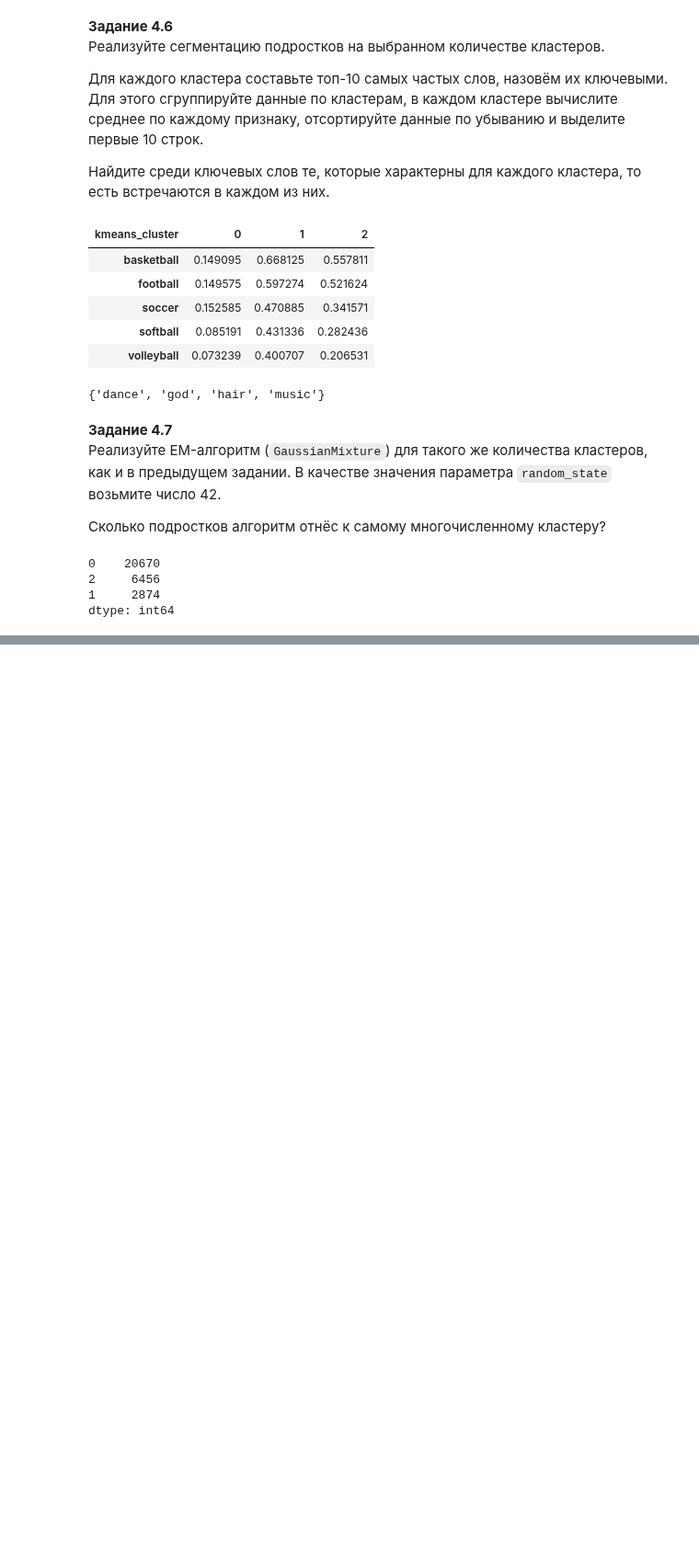
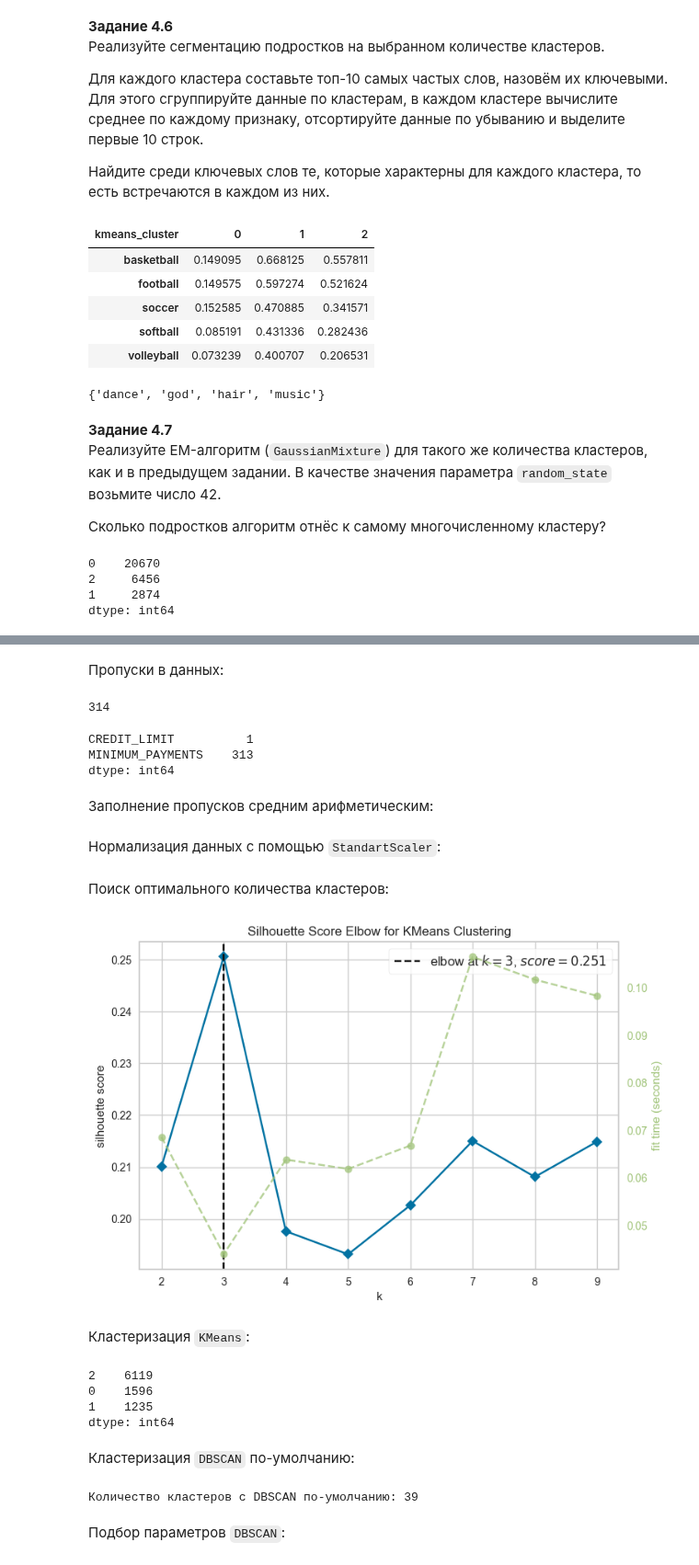
Before and after one commit to ScReameer/DS-learning, a Jupyter notebook: Math/Block-6/Module-10. Clustering and dimension reduction/Practice.ipynb, the cells around one changed output, grey strips where cells are left out. Shown at 92% size. Cells and saved outputs as stored; diff of their text form; code cells hidden in the pictures; blank space fills up the shorter version.

Commit message:
clustering practice

```diff
--- a/Math/Block-6/Module-10. Clustering and dimension reduction/Practice.ipynb
+++ b/Math/Block-6/Module-10. Clustering and dimension reduction/Practice.ipynb
@@ -162,0 +211,3 @@ dtype: int64
+# %%
+data = pd.read_csv('data/CC_GENERAL.zip')
+data.head()
@@ -162,0 +221,55 @@ dtype: int64
+# %% [markdown]
+Пропуски в данных:
+# %%
+data.drop(columns='CUST_ID', inplace=True)
+data.isna().sum().sum()
+# %% [output]
+314
+# %%
+data.isna().sum()[data.isna().sum() > 0]
+# %% [output]
+CREDIT_LIMIT          1
+MINIMUM_PAYMENTS    313
+dtype: int64
+# %% [markdown]
+Заполнение пропусков средним арифметическим:
+# %%
+data.fillna({
+    'CREDIT_LIMIT': data['CREDIT_LIMIT'].mean(),
+    'MINIMUM_PAYMENTS': data['MINIMUM_PAYMENTS'].mean()
+}, inplace=True)
+# %% [markdown]
+Нормализация данных с помощью `StandartScaler`:
+# %%
+data_scaled = StandardScaler().fit_transform(data)
+# %% [markdown]
+Поиск оптимального количества кластеров:
+# %%
+silhouette_plot = KElbowVisualizer(
+    estimator=KMeans(random_state=42, n_init=10),
+    k=(2, 10),
+    metric='silhouette'
+).fit(data_scaled)
+silhouette_plot.show();
+# %% [output]
+[figure, added]
+# %% [markdown]
+Кластеризация `KMeans`:
+# %%
+km_model = KMeans(n_clusters=3, random_state=42, n_init=10).fit(data_scaled)
+kmeans_clusters = pd.Series(km_model.predict(data_scaled))
+kmeans_clusters.value_counts(ascending=False)
+# %% [output]
+2    6119
+0    1596
+1    1235
+dtype: int64
+# %% [markdown]
+Кластеризация `DBSCAN` по-умолчанию:
+# %%
+dbscan_clusters = pd.Series(DBSCAN().fit_predict(data_scaled))
+print('Количество кластеров с DBSCAN по-умолчанию:', dbscan_clusters.nunique())
+# %% [output]
+Количество кластеров с DBSCAN по-умолчанию: 39
+# %% [markdown]
+Подбор параметров `DBSCAN`:
```
Also changed, not shown: parts of 14 cells of this notebook, 1 other file.
